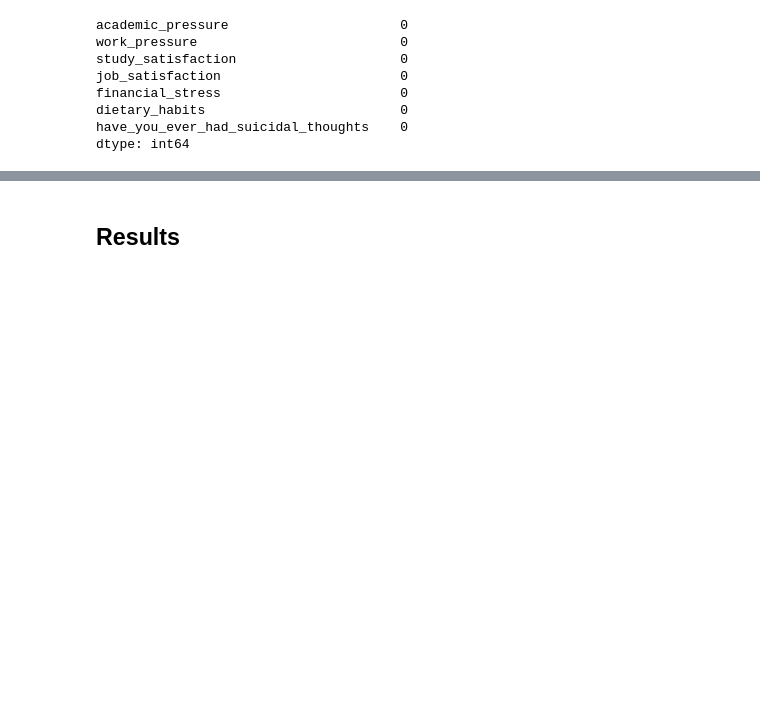
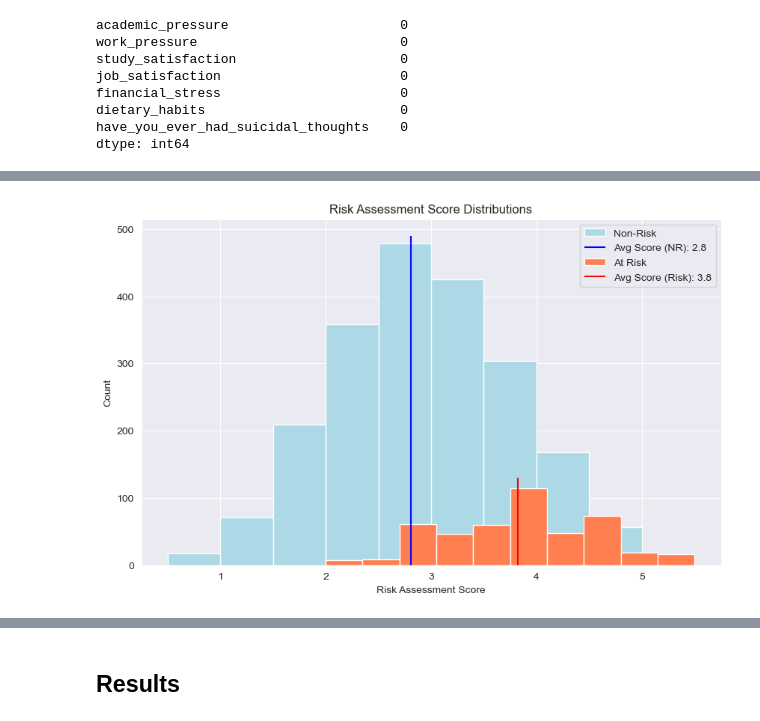
Before and after one commit to elijahlopez94/depression_survey_analysis, a Jupyter notebook: eda.ipynb, the cells around one changed output, grey strips where cells are left out. Drawn from its saved outputs; the diff is of its cells as text; code cells hidden in the pictures; blank space fills up the shorter version.

Commit message:
Added Risk Assessment Score

```diff
--- a/eda.ipynb
+++ b/eda.ipynb
@@ -752,0 +774,6 @@ Name: count, dtype: int64
+# %%
+from sklearn.preprocessing import MinMaxScaler
+scaler = MinMaxScaler()
+scaled_df = scaler.fit_transform(simplified_df)
+scaled_df = pd.DataFrame(scaled_df, index=simplified_df.index, columns=simplified_df.columns)
+scaled_df.head()
@@ -752,0 +795,13 @@ Name: count, dtype: int64
+# %%
+# Sum the risk factors to create risk assessment score
+scaled_df['risk_assessment'] = (
+    scaled_df.loc[:, 'academic_pressure'] +
+    scaled_df.loc[:, 'work_pressure'] +
+    scaled_df.loc[:, 'financial_stress'] +
+    scaled_df.loc[:, 'dietary_habits'] +
+    scaled_df.loc[:, 'have_you_ever_had_suicidal_thoughts'] +
+    scaled_df.loc[:, 'study_dissatisfaction'] +
+    scaled_df.loc[:, 'job_dissatisfaction']
+)
+
+scaled_df.head()
@@ -752,0 +816,29 @@ Name: count, dtype: int64
+# %%
+# Isolate risk group for plotting
+simplified_risk_group = scaled_df.loc[scaled_df.index == 'Yes']
+y_risk = simplified_risk_group['risk_assessment']
+average_risk = y_risk.mean()
+
+# Isolate non-risk group for plotting
+simplified_non_risk_group = scaled_df.loc[scaled_df.index == 'No']
+y_non_risk = simplified_non_risk_group['risk_assessment']
+average_non_risk = y_non_risk.mean()
+
+plt.figure(figsize=(10, 6))
+
+# Plot non-risk group with average
+plt.hist(y_non_risk, color='lightblue', label='Non-Risk')
+plt.vlines(average_non_risk, 0, 490, color='blue', label=f"Avg Score (NR): {round(average_non_risk, 1)}")
+
+# Plot risk group with average
+plt.hist(y_risk, color='coral', label='At Risk')
+plt.vlines(average_risk, 0, 130, color='red', label=f"Avg Score (Risk): {round(average_risk, 1)}")
+
+# Display
+plt.title('Risk Assessment Score Distributions')
+plt.xlabel('Risk Assessment Score')
+plt.ylabel('Count')
+plt.legend()
+plt.show();
+# %% [output]
+[figure, added]
```
Also changed, not shown: parts of 12 cells of this notebook.
